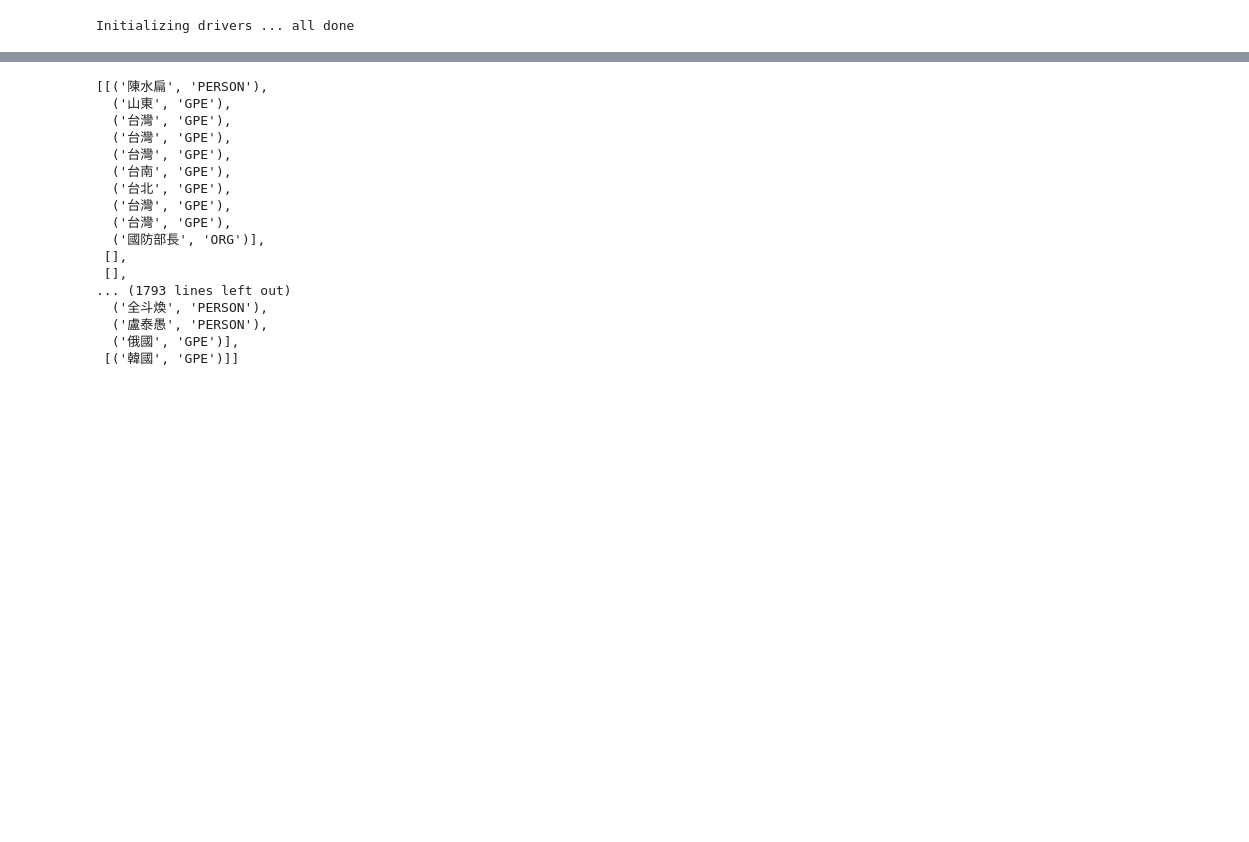
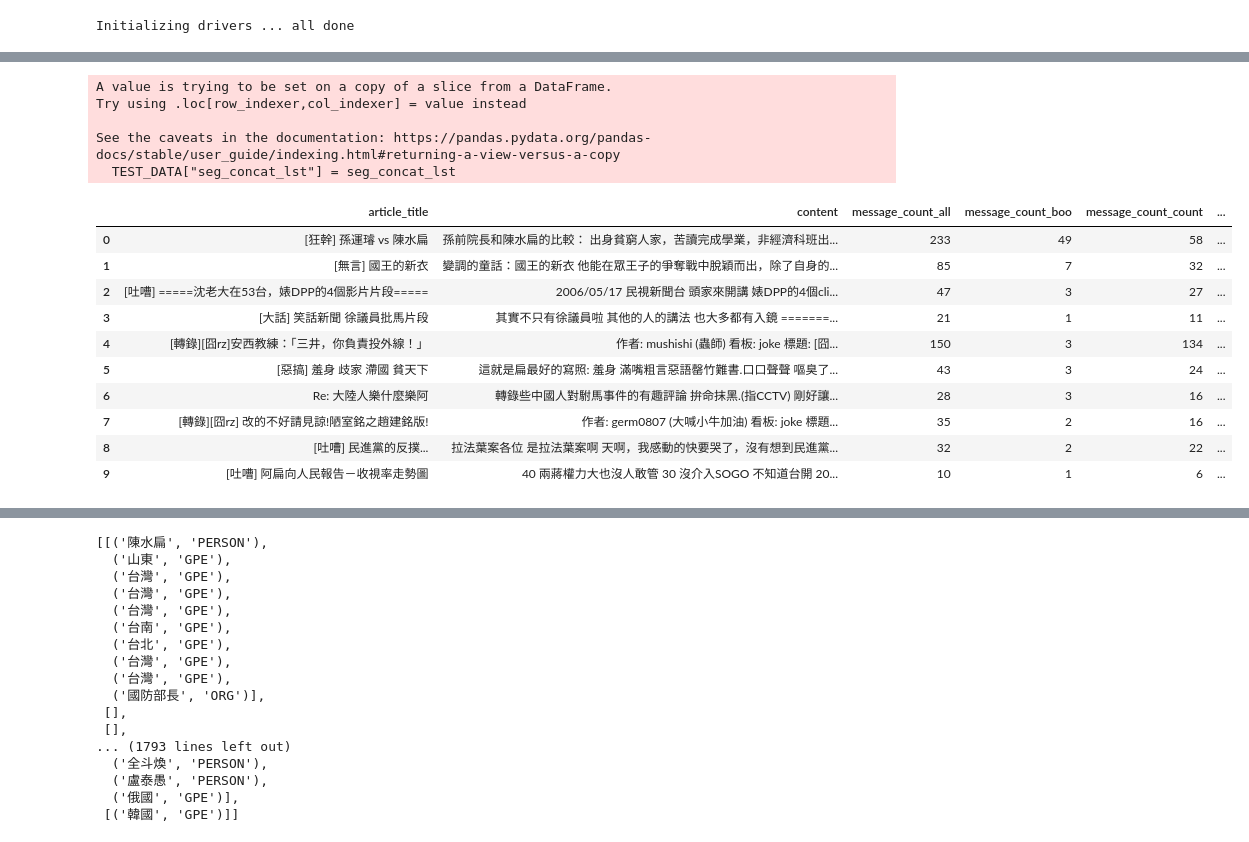
Before and after one commit to hsieh2000/HW, a Jupyter notebook: NLP.ipynb, the cells around one changed output, grey strips where cells are left out. Cells and saved outputs as stored; diff of their text form; code cells hidden in the pictures; blank space fills up the shorter version.

```diff
--- a/NLP.ipynb
+++ b/NLP.ipynb
@@ -168,0 +243,20 @@ plt.axis("off")
+# %%
+TEST_DATA["seg_concat_lst"] = seg_concat_lst
+TEST_DATA
+# %% [output]
+A value is trying to be set on a copy of a slice from a DataFrame.
+Try using .loc[row_indexer,col_indexer] = value instead
+
+See the caveats in the documentation: https://pandas.pydata.org/pandas-docs/stable/user_guide/indexing.html#returning-a-view-versus-a-copy
+  TEST_DATA["seg_concat_lst"] = seg_concat_lst
+|  | article_title | content | message_count_all | message_count_boo | message_count_count | ... |
+| 0 | [狂幹] 孫運璿 vs 陳水扁 | 孫前院長和陳水扁的比較： 出身貧窮人家，苦讀完成學業，非經濟科班出... | 233 | 49 | 58 | ... |
+| 1 | [無言] 國王的新衣 | 變調的童話：國王的新衣 他能在眾王子的爭奪戰中脫穎而出，除了自身的... | 85 | 7 | 32 | ... |
+| 2 | [吐嘈] =====沈老大在53台，婊DPP的4個影片片段===== | 2006/05/17 民視新聞台 頭家來開講 婊DPP的4個cli... | 47 | 3 | 27 | ... |
+| 3 | [大話] 笑話新聞 徐議員批馬片段 | 其實不只有徐議員啦 其他的人的講法 也大多都有入鏡 =======... | 21 | 1 | 11 | ... |
+| 4 | [轉錄][囧rz]安西教練：「三井，你負責投外線！」 | 作者: mushishi (蟲師) 看板: joke 標題: [囧... | 150 | 3 | 134 | ... |
+| 5 | [惡搞] 羞身 歧家 滯國 貧天下 | 這就是扁最好的寫照: 羞身 滿嘴粗言惡語罄竹難書.口口聲聲 嘔臭了... | 43 | 3 | 24 | ... |
+| 6 | Re: 大陸人樂什麼樂阿 | 轉錄些中國人對駙馬事件的有趣評論 拚命抹黑.(指CCTV) 剛好讓... | 28 | 3 | 16 | ... |
+| 7 | [轉錄][囧rz] 改的不好請見諒!陋室銘之趙建銘版! | 作者: germ0807 (大喊小牛加油) 看板: joke 標題... | 35 | 2 | 16 | ... |
+| 8 | [吐嘈] 民進黨的反撲... | 拉法葉案各位 是拉法葉案啊 天啊，我感動的快要哭了，沒有想到民進黨... | 32 | 2 | 22 | ... |
+| 9 | [吐嘈] 阿扁向人民報告－收視率走勢圖 | 40 兩蔣權力大也沒人敢管 30 沒介入SOGO 不知道台開 20... | 10 | 1 | 6 | ... |
```
Also changed, not shown: parts of 20 cells of this notebook.
